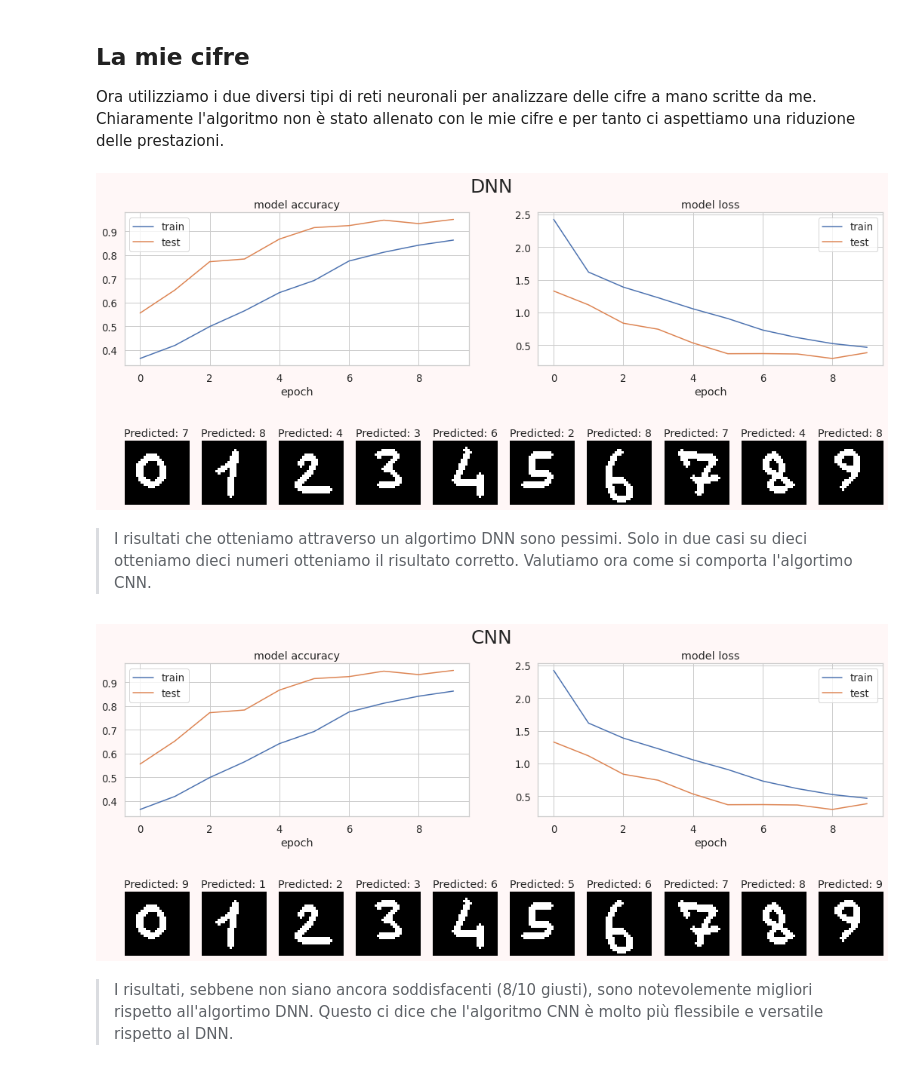
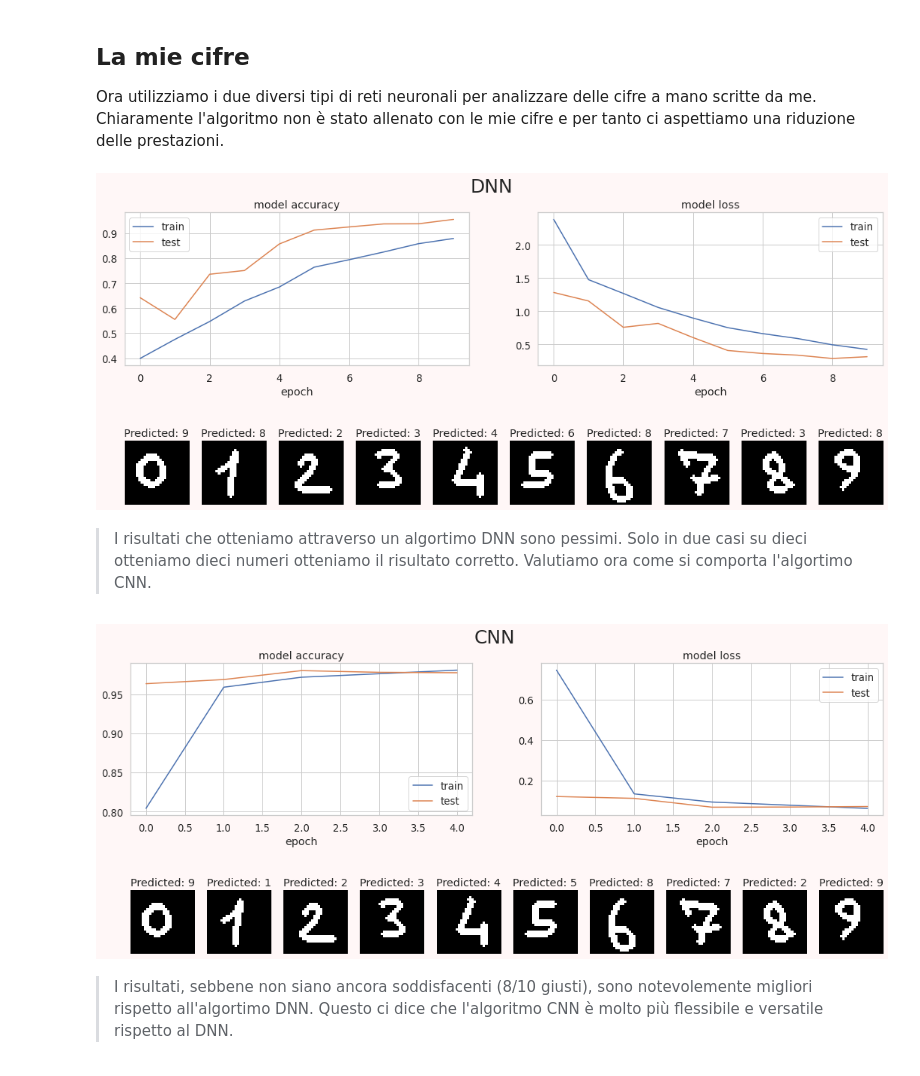
Before and after one commit to tau999/elia_moretti_exercises, a Jupyter notebook: Exercises_12/Exercises_12.ipynb, the cells around one changed output. Cells and saved outputs as stored; diff of their text form; code cells hidden in the pictures.

```diff
--- a/Exercises_12/Exercises_12.ipynb
+++ b/Exercises_12/Exercises_12.ipynb
@@ -203,7 +203,7 @@ epochs = 10
 model_DNN = compile_model('Adam')
 
 # train DNN and store training info in history
-history = model_DNN.fit(X_train, Y_train,
+history_DNN = model_DNN.fit(X_train, Y_train,
           batch_size=batch_size,
           epochs=epochs,
           verbose=0,
@@ -247,14 +247,14 @@ plt.subplots_adjust(top=0.85)
 
 for i, ax in enumerate(fig.axes):
     if i ==0:
-        ax.plot(history.history['acc'])
-        ax.plot(history.history['val_acc'])
+        ax.plot(history_DNN.history['acc'])
+        ax.plot(history_DNN.history['val_acc'])
         ax.set_title('model accuracy')
         ax.set_xlabel('epoch')
         ax.legend(['train', 'test'], loc='best')
     elif i ==1:
-        ax.plot(history.history['loss'])
-        ax.plot(history.history['val_loss'])
+        ax.plot(history_DNN.history['loss'])
+        ax.plot(history_DNN.history['val_loss'])
         ax.set_title('model loss')
         ax.set_xlabel('epoch')
         ax.legend(['train', 'test'], loc='best')
@@ -326,7 +326,7 @@ epochs = 5
 model_CNN=create_CNN()
 
 # train CNN
-history = model_CNN.fit(X_train, Y_train,
+history_CNN = model_CNN.fit(X_train, Y_train,
                           batch_size=batch_size,
                           epochs=epochs,
                           verbose=1,
@@ -390,14 +390,14 @@ plt.subplots_adjust(top=0.85)
 
 for i, ax in enumerate(fig.axes):
     if i ==0:
-        ax.plot(history.history['acc'])
-        ax.plot(history.history['val_acc'])
+        ax.plot(history_CNN.history['acc'])
+        ax.plot(history_CNN.history['val_acc'])
         ax.set_title('model accuracy')
         ax.set_xlabel('epoch')
         ax.legend(['train', 'test'], loc='best')
     elif i ==1:
-        ax.plot(history.history['loss'])
-        ax.plot(history.history['val_loss'])
+        ax.plot(history_CNN.history['loss'])
+        ax.plot(history_CNN.history['val_loss'])
         ax.set_title('model loss')
         ax.set_xlabel('epoch')
         ax.legend(['train', 'test'], loc='best')
@@ -444,15 +444,15 @@ ax13 = fig.add_subplot(gs01[0, 9:10])
 plt.suptitle("DNN",fontsize='xx-large')
 plt.subplots_adjust(top=0.9)
 
-ax1.plot(history.history['acc'])
-ax1.plot(history.history['val_acc'])
+ax1.plot(history_DNN.history['acc'])
+ax1.plot(history_DNN.history['val_acc'])
 ax1.set_title('model accuracy')
 ax1.set_xlabel('epoch')
 ax1.legend(['train', 'test'], loc='best')
 
 
-ax2.plot(history.history['loss'])
-ax2.plot(history.history['val_loss'])
+ax2.plot(history_DNN.history['loss'])
+ax2.plot(history_DNN.history['val_loss'])
 ax2.set_title('model loss')
 ax2.set_xlabel('epoch')
 ax2.legend(['train', 'test'], loc='best')
@@ -483,7 +483,7 @@ for k in range(0,10):
 
 plt.show()
 # %% [output]
-[figure, old version]
+[figure, new version]
 # %% [markdown]
 >I risultati che otteniamo attraverso un algortimo DNN sono pessimi. Solo in due casi su dieci otteniamo dieci numeri otteniamo il risultato corretto. Valutiamo ora come si comporta l'algortimo CNN.
 # %%
@@ -517,47 +517,47 @@ ax13 = fig.add_subplot(gs01[0, 9:10])
 plt.suptitle("CNN",fontsize='xx-large')
 plt.subplots_adjust(top=0.9)
 
-ax1.plot(history.history['acc'])
-ax1.plot(history.history['val_acc'])
+ax1.plot(history_CNN.history['acc'])
+ax1.plot(history_CNN.history['val_acc'])
 ax1.set_title('model accuracy')
 ax1.set_xlabel('epoch')
 ax1.legend(['train', 'test'], loc='best')
 
 
-ax2.plot(history.history['loss'])
-ax2.plot(history.history['val_loss'])
+ax2.plot(history_CNN.history['loss'])
+ax2.plot(history_CNN.history['val_loss'])
 ax2.set_title('model loss')
 ax2.set_xlabel('epoch')
 ax2.legend(['train', 'test'], loc='best')
 
 ax = fig.axes
 
 for k in range(0,10):
     digit_filename = str(k)+".png"
     digit_in = Image.open(digit_filename).convert('L')
     pix=digit_in.load();
     data = np.zeros((28, 28))
     for j in range(28):
         for i in range(28):
             data[i,j]=pix[j,i]
 
     if keras.backend.image_data_format() == "channels_first":
         data = data.reshape(1, 1, 28, 28)
     else:
         data = data.reshape(1, 28, 28, 1)
 
     #X_test = X_test.reshape(X_test.shape[0], img_rows*img_cols)
     predictions = model_CNN.predict(data)
 
     data = data.reshape(28, 28)
 
     ax[k+2].imshow(data, cmap='gray')
     ax[k+2].set_title("Predicted: "+ str(np.argmax(predictions)))
     ax[k+2].tick_params(labelbottom=False, labelleft=False)
     ax[k+2].axis('off')
 
 plt.show()
 # %% [output]
-[figure, old version]
+[figure, new version]
 # %% [markdown]
 >I risultati, sebbene non siano ancora soddisfacenti (8/10 giusti), sono notevolemente migliori rispetto all'algortimo DNN. Questo ci dice che l'algoritmo CNN è molto più flessibile e versatile rispetto al DNN.
```
Also changed, not shown: parts of 3 cells of this notebook.
